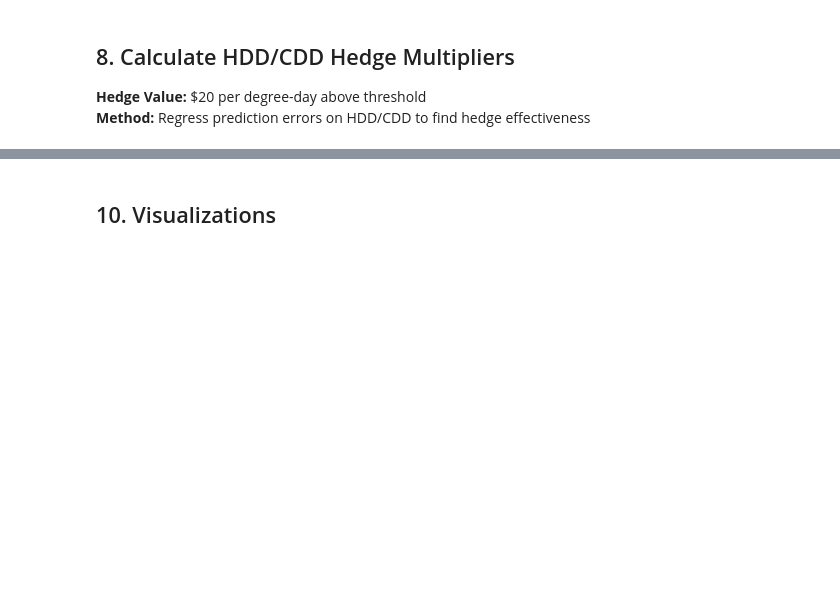
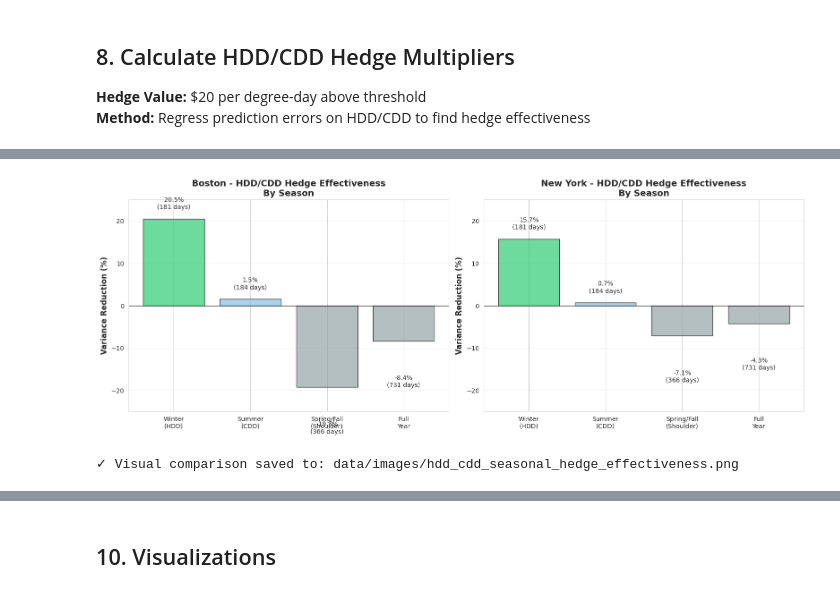
Before and after one commit to KiranReddy0808/Financial-Engineering-Project, a Jupyter notebook: notebooks/HDD_CDD_Hedge_Analysis.ipynb, the cells around one changed output, grey strips where cells are left out. Saved outputs shown, nothing was run; the diff lists cells and outputs as text; code cells hidden in the pictures; blank space fills up the shorter version.

```diff
--- a/notebooks/HDD_CDD_Hedge_Analysis.ipynb
+++ b/notebooks/HDD_CDD_Hedge_Analysis.ipynb
@@ -2987,0 +1170,59 @@ NewYork     198.560691   245.014559        -23.395299       37524.789879     383
+# %%
+# Visualize hedge effectiveness by season
+fig, axes = plt.subplots(1, 2, figsize=(16, 6))
+
+for idx, (city, seasonal_results) in enumerate([('Boston', seasonal_bos), ('New York', seasonal_ny)]):
+    ax = axes[idx]
+
+    # Extract variance reduction percentages
+    seasons = ['Winter\n(HDD)', 'Summer\n(CDD)', 'Spring/Fall\n(Shoulder)', 'Full\nYear']
+    var_reductions = [
+        seasonal_results['Winter (HDD Season)']['Variance_Reduction_%'],
+        seasonal_results['Summer (CDD Season)']['Variance_Reduction_%'],
+        seasonal_results['Spring/Fall (Shoulder)']['Variance_Reduction_%'],
+        seasonal_results['Full Year']['Variance_Reduction_%']
+    ]
+    days = [
+        seasonal_results['Winter (HDD Season)']['Days'],
+        seasonal_results['Summer (CDD Season)']['Days'],
+        seasonal_results['Spring/Fall (Shoulder)']['Days'],
+        seasonal_results['Full Year']['Days']
+    ]
+
+    # Color code: green for strong positive, blue for minimal positive, gray for negative/neutral
+    colors = []
+    for i, var_red in enumerate(var_reductions):
+        if var_red > 10:
+            colors.append('#2ecc71')  # Green for strong
+        elif var_red > 2:
+            colors.append('#3498db')  # Blue for moderate
+        elif var_red > 0:
+            colors.append('#85c1e9')  # Light blue for minimal
+        else:
+            colors.append('#95a5a6')  # Gray for negative
+
+    bars = ax.bar(seasons, var_reductions, color=colors, alpha=0.7, edgecolor='black')
+
+    # Add value labels
+    for i, (bar, val, day_count) in enumerate(zip(bars, var_reductions, days)):
+        height = bar.get_height()
+        label_text = f'{val:.1f}%\n({day_count} days)'
+
+        ax.text(bar.get_x() + bar.get_width()/2., height + (2 if height > 0 else -8),
+                label_text, ha='center', va='bottom' if height > 0 else 'top',
+                fontsize=10)
+
+    ax.axhline(y=0, color='black', linestyle='-', linewidth=0.8)
+    ax.set_ylabel('Variance Reduction (%)', fontsize=12, fontweight='bold')
+    ax.set_title(f'{city} - HDD/CDD Hedge Effectiveness\nBy Season', fontsize=14, fontweight='bold')
+    ax.set_ylim(-25, 25)
+    ax.grid(True, alpha=0.3, axis='y')
+
+plt.tight_layout()
+plt.savefig('../data/images/hdd_cdd_seasonal_hedge_effectiveness.png', dpi=300, bbox_inches='tight')
+plt.show()
+
+print("\n✓ Visual comparison saved to: data/images/hdd_cdd_seasonal_hedge_effectiveness.png")
+# %% [output]
+[figure, added]
+✓ Visual comparison saved to: data/images/hdd_cdd_seasonal_hedge_effectiveness.png
```
Also changed, not shown: parts of 62 cells of this notebook, 31 other files.
